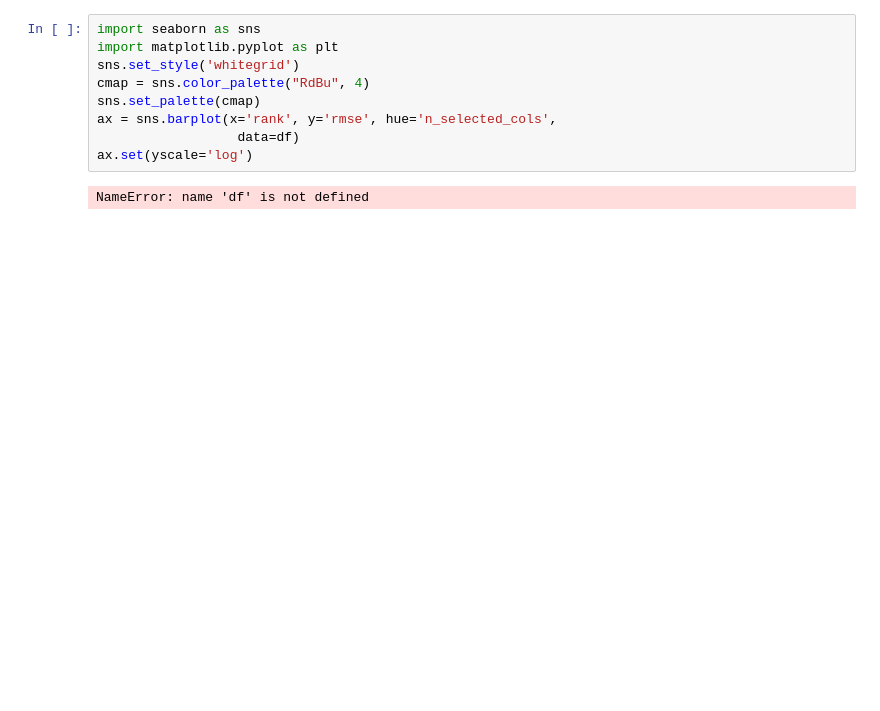
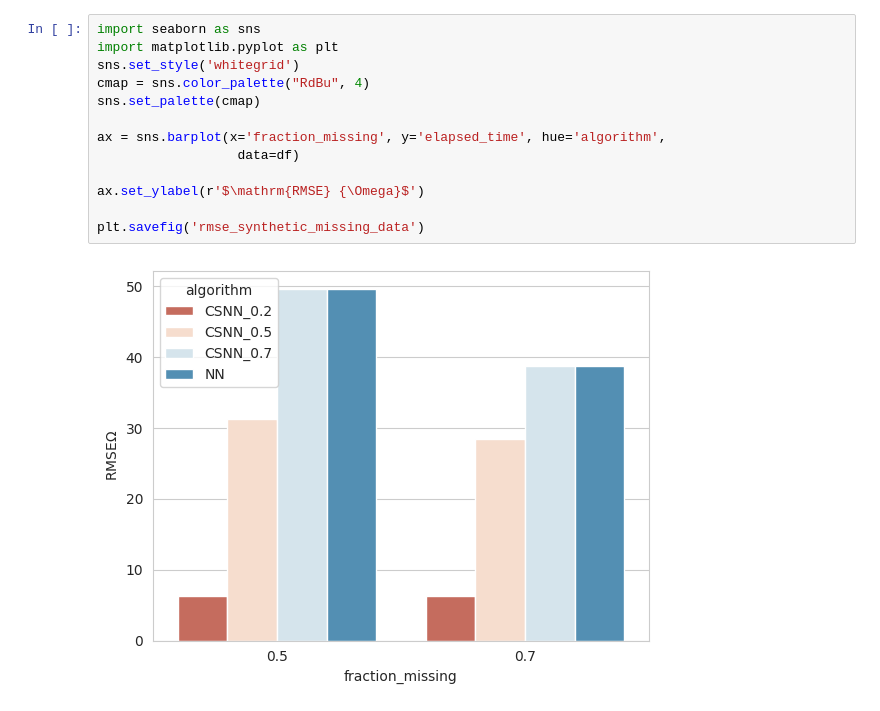
Before and after one commit to akrajewska/css-matrix-completion, a Jupyter notebook: examples/draw.ipynb, the cells around one changed output. Saved outputs shown, nothing was run; the diff lists cells and outputs as text; blank space fills up the shorter version.

```diff
--- a/examples/draw.ipynb
+++ b/examples/draw.ipynb
@@ -29,14 +29,18 @@ plt.savefig('rmse_synthetic_missing_data')
 # %%
 import seaborn as sns
 import matplotlib.pyplot as plt
 sns.set_style('whitegrid')
 cmap = sns.color_palette("RdBu", 4)
 sns.set_palette(cmap)
-ax = sns.barplot(x='rank', y='rmse', hue='n_selected_cols',
+
+ax = sns.barplot(x='fraction_missing', y='elapsed_time', hue='algorithm',
                   data=df)
-ax.set(yscale='log')
+
+ax.set_ylabel(r'$\mathrm{RMSE} {\Omega}$')
+
+plt.savefig('rmse_synthetic_missing_data')
 # %% [output]
-NameError: name 'df' is not defined
+[figure, added]
 # %%
 import seaborn as sns
 import matplotlib.pyplot as plt
```
Also changed, not shown: parts of 3 cells of this notebook, 9 other files.
